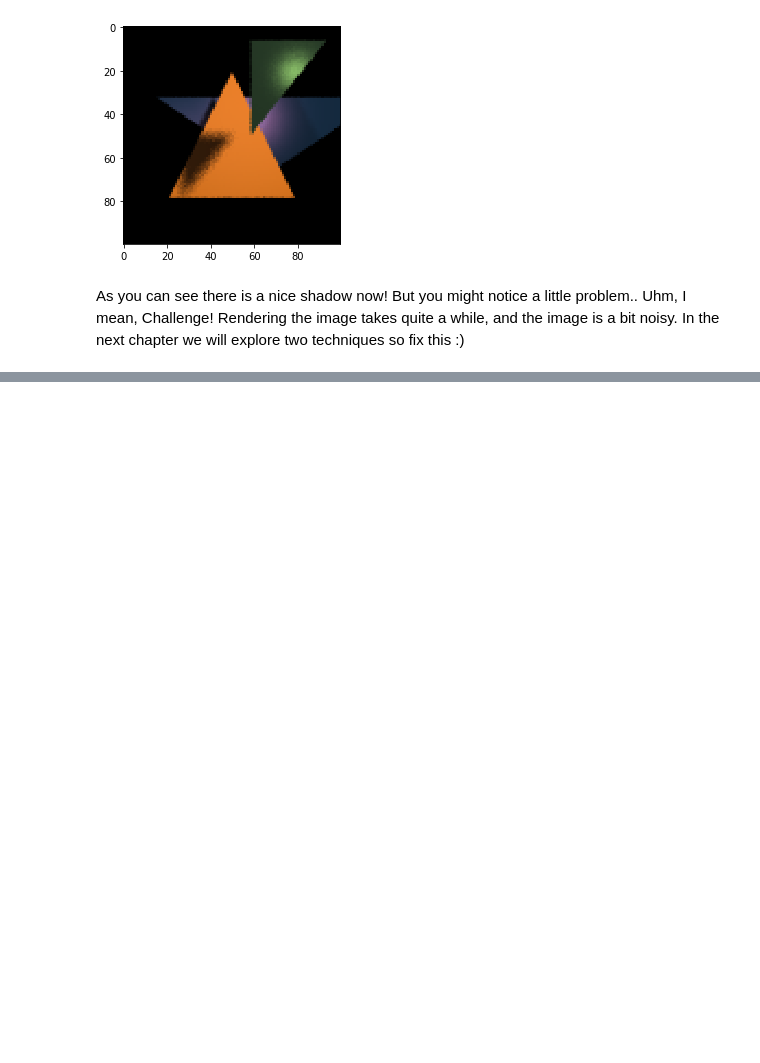
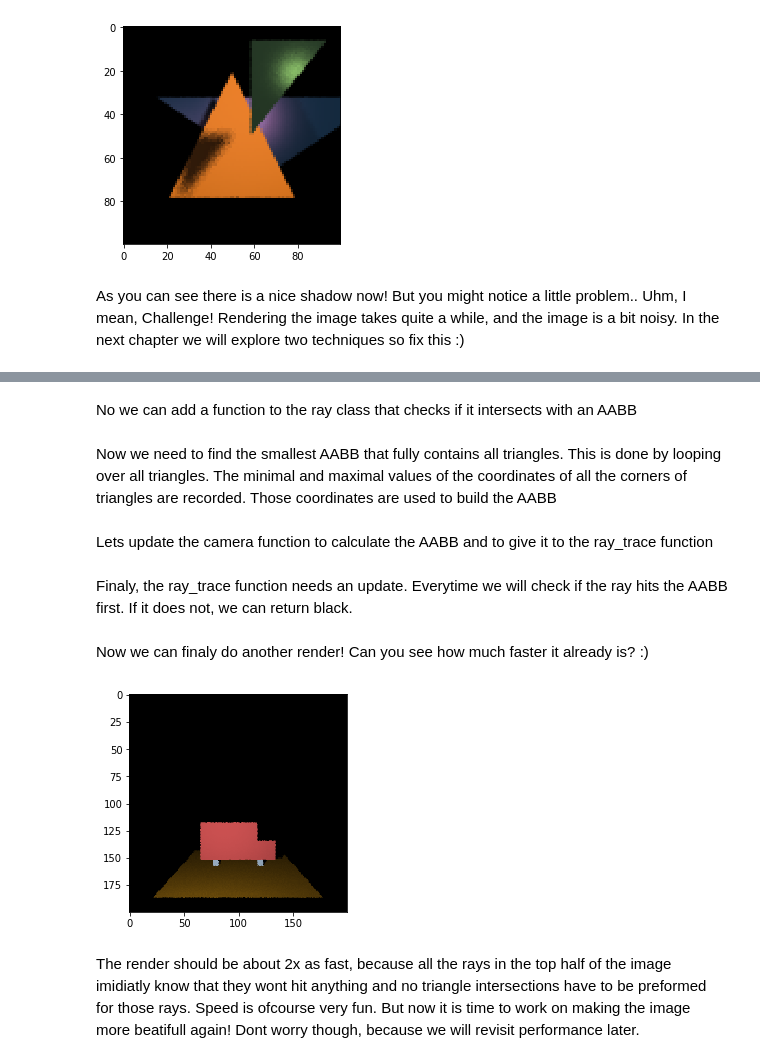
Before and after one commit to noahiscool13/PyRaytacerNotebook, a Jupyter notebook: Intro to raytracing in python.ipynb, the cells around one changed output, grey strips where cells are left out. Cells and saved outputs as stored; diff of their text form; code cells hidden in the pictures; blank space fills up the shorter version.

```diff
--- a/Intro to raytracing in python.ipynb
+++ b/Intro to raytracing in python.ipynb
@@ -819,0 +859,13 @@ In the next chapter we will explore two techniques so fix this :)
+# %%
+class AABB:
+    def __init__(self, min_corner, max_corner):
+        '''
+        Axis aligned bounding box to contain all the triangles in the scene.
+        If a ray does not hit this box, it will also miss all triangles.
+        :param min_corner: vector discribing the corner with the lowest x,y and z values
+        :param max_corner: vector discribing the corner with the highest x,y and z values
+        '''
+        self.min_corner = min_corner
+        self.max_corner = max_corner
+# %% [markdown]
+No we can add a function to the ray class that checks if it intersects with an AABB
@@ -819,0 +919,23 @@ In the next chapter we will explore two techniques so fix this :)
+# %% [markdown]
+Now we need to find the smallest AABB that fully contains all triangles.
+This is done by looping over all triangles.
+The minimal and maximal values of the coordinates of all the corners of triangles are recorded.
+Those coordinates are used to build the AABB
+# %%
+def create_aabb(triangles):
+    # Find the smallest x, y and z coordinate values
+    x_min = min(min(triangle.a.x,triangle.b.x,triangle.c.x) for triangle in triangles)
+    y_min = min(min(triangle.a.y,triangle.b.y,triangle.c.y) for triangle in triangles)
+    z_min = min(min(triangle.a.z,triangle.b.z,triangle.c.z) for triangle in triangles)
+
+    # Find the largest x, y and z coordinate values
+    x_max = max(max(triangle.a.x,triangle.b.x,triangle.c.x) for triangle in triangles)
+    y_max = max(max(triangle.a.y,triangle.b.y,triangle.c.y) for triangle in triangles)
+    z_max = max(max(triangle.a.z,triangle.b.z,triangle.c.z) for triangle in triangles)
+
+    min_corner = Vec3(x_min, y_min, z_min)
+    max_corner = Vec3(x_max, y_max, z_max)
+
+    return AABB(min_corner, max_corner)
+# %% [markdown]
+Lets update the camera function to calculate the AABB and to give it to the ray_trace function
@@ -819,0 +995,4 @@ In the next chapter we will explore two techniques so fix this :)
+# %% [markdown]
+Finaly, the ray_trace function needs an update.
+Everytime we will check if the ray hits the AABB first.
+If it does not, we can return black.
@@ -819,0 +1045,13 @@ In the next chapter we will explore two techniques so fix this :)
+# %% [markdown]
+Now we can finaly do another render!
+Can you see how much faster it already is? :)
+# %%
+SAMPLES_PER_PIXEL = 4
+camera(Vec3(0),200,200,60,triangles,lights)
+# %% [output]
+[figure, added]
+# %% [markdown]
+The render should be about 2x as fast, because all the rays in the top half of the image imidiatly know that they wont hit anything and no triangle intersections have to be preformed for those rays.
+Speed is ofcourse very fun.
+But now it is time to work on making the image more beatifull again!
+Dont worry though, because we will revisit performance later.
```
Also changed, not shown: parts of 8 cells of this notebook.
